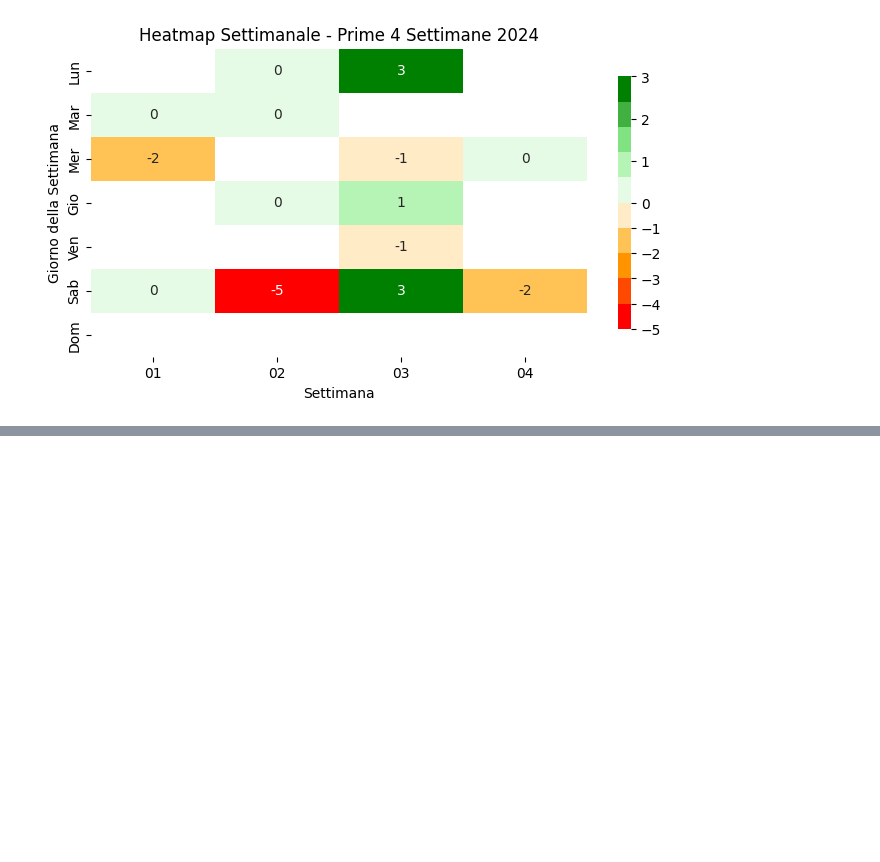
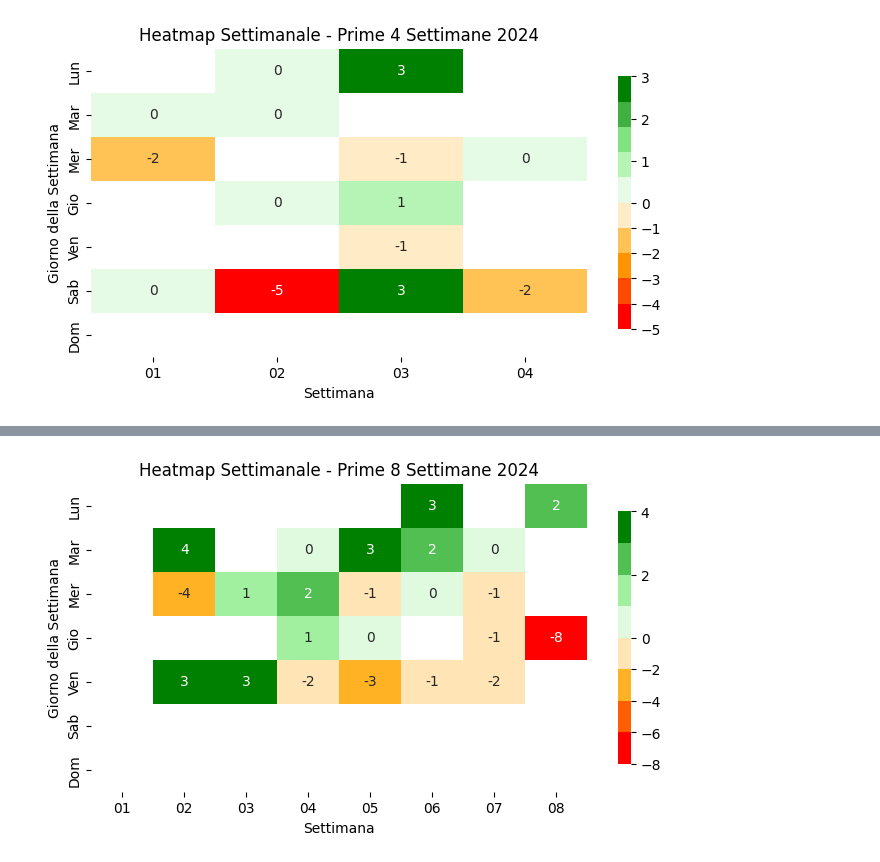
Before and after one commit to marcybon/test_nb, a Jupyter notebook: bestemmie_1.ipynb, the cells around one changed output, grey strips where cells are left out. Drawn from its saved outputs; the diff is of its cells as text; code cells hidden in the pictures; blank space fills up the shorter version.

```diff
--- a/bestemmie_1.ipynb
+++ b/bestemmie_1.ipynb
@@ -883,7 +814,6 @@ def genera_dizionario_partite(giornate_giocate, risultati, nome_giocatore):
     for mese in mesi:
         for giorno in range(1, giorni_per_mese[mese] + 1):
             tutte_le_giornate.append(f'{giorno} {mese}')
-
     # Crea un dizionario temporaneo per mappare le giornate ai risultati
     risultati_mappati = dict(zip(giornate_giocate, risultati))
 
@@ -901,10 +831,12 @@ def genera_dizionario_partite(giornate_giocate, risultati, nome_giocatore):
     return dizionario_partite
 
 # Esempio di utilizzo
-giornate = ['7 gen', '8 gen', '10 gen', '13 gen', '15 gen', '17 gen', '20 gen', '21 gen', '22 gen', '23 gen', '24 gen', '27 gen', '28 gen', '29 gen', '30 gen', '31 gen', '3 feb', '4 feb', '5 feb', '7 feb', '10 feb', '11 feb', '12 feb', '13 feb', '14 feb', '17 feb', '19 feb', '20 feb']
-risultati_giocatore = [2, 1, 'nan', 2, 4, 2, -1, 0, -1, 0, 2, -1, 4, 4, 2, 1, -4, -1, -2, -3, -2, -2, 3, 1, 1, -1, 3, 2]
-nome = 'Marc'
-
-risultato = genera_dizionario_partite(giornate, risultati_giocatore, nome)
-print(risultato)
+giornate = giorni
+ #['7 gen', '8 gen', '10 gen', '13 gen', '15 gen', '17 gen', '20 gen', '21 gen', '22 gen', '23 gen', '24 gen', '27 gen', '28 gen', '29 gen', '30 gen', '31 gen', '3 feb', '4 feb', '5 feb', '7 feb', '10 feb', '11 feb', '12 feb', '13 feb', '14 feb', '17 feb', '19 feb', '20 feb']
+#dati_heatmap_marc = genera_dizionario_partite(giornate, risultati_giocatore, nome)
+#dati_heatmap_donato = genera_dizionario_partite(giornate, punteggi_giornalieri['Donato'][0], 'Donato')
+dati_heatmap_marc = genera_dizionario_partite(giornate, punteggi_giornalieri['Marc'][0], 'Marc')
+print(dati_heatmap_donato)
+print(dati_heatmap_marc)
+print(giorni)
 # %% [output]
@@ -911,0 +846,75 @@ print(risultato)
+# %%
+import seaborn as sns
+import matplotlib.pyplot as plt
+import pandas as pd
+import numpy as np
+from datetime import datetime
+from matplotlib.colors import LinearSegmentedColormap, TwoSlopeNorm
+
+def crea_heatmap_settimanale(df_valori, anno, numero_settimane=10):
+    """
+    Crea una heatmap settimanale con Seaborn utilizzando i valori forniti.
+
+    Args:
+        df_valori: DataFrame con i valori per la heatmap.
+        anno: L'anno per cui generare la heatmap.
+        numero_settimane: Il numero di settimane da includere nella heatmap (default: 10).
+    """
+
+    # Genera date per le prime 'numero_settimane' settimane dell'anno specificato
+    date_inizio = pd.to_datetime(f'{anno}-01-01')  # Primo giorno dell'anno
+    # Calcola il primo lunedì dell'anno
+    while date_inizio.weekday() != 0:  # 0 = Lunedì
+        date_inizio += pd.Timedelta(days=1)
+
+    date_settimane = [date_inizio + pd.Timedelta(weeks=i) for i in range(numero_settimane)]
+
+    # Prepara i dati per la heatmap
+    settimane = []
+    giorni_settimana = ['Lun', 'Mar', 'Mer', 'Gio', 'Ven', 'Sab', 'Dom']
+    indice_valore = -2
+    for settimana in date_settimane:
+        for giorno in giorni_settimana:
+            settimane.append({
+                'Settimana': settimana.strftime('%W'),  # Numero della settimana
+                'Giorno': giorno,
+                'Valore': df_valori['Valore'].iloc[indice_valore]  # Valore dal DataFrame
+            })
+            indice_valore += 1
+    df = pd.DataFrame(settimane)
+
+    # Pivot per creare la matrice per la heatmap
+    df_pivot = df.pivot(index='Giorno', columns='Settimana', values='Valore')
+    # Ordina i giorni della settimana
+    df_pivot = df_pivot.reindex(giorni_settimana)
+
+    # Crea una maschera personalizzata per i valori 'nan'
+    mask = df_pivot.map(lambda x: pd.isna(x))
+
+    colors = ["red", "orange", "white", "lightgreen", "green"]
+    custom_cmap = LinearSegmentedColormap.from_list("custom_cmap", colors, N=8)
+    norm = TwoSlopeNorm(vmin=df_pivot.min().min(), vcenter=0, vmax=df_pivot.max().max())
+
+    # Crea la heatmap
+    plt.figure(figsize=(8, 4))
+    #sns.heatmap(df_pivot, annot=True, cmap='ocean', fmt='d')  # cmap='viridis' per colori casuali
+    sns.heatmap(df_pivot, annot=True, cmap=custom_cmap, fmt='g', norm=norm, mask=mask, cbar_kws={'shrink': .82})
+    plt.title(f'Heatmap Settimanale - Prime {numero_settimane} Settimane {anno}')
+    plt.xlabel('Settimana')
+    plt.ylabel('Giorno della Settimana')
+    plt.show()
+
+# Dati forniti
+dati_input = dati_heatmap_marc['Marc']
+dati_input = dati_heatmap_donato['Donato']
+#dati_input = ['nan', 'nan', 'nan', 'nan', 'nan', 'nan', 2, 1, 'nan', 'nan', 'nan', 'nan', 2, 'nan', 4, 'nan', 2, 'nan', 'nan', -1, 0, -1, 0, 2, 'nan', 'nan', -1, 4, 4, 2, 1, 'nan', 'nan', -4, -1, -2, 'nan', -3, 'nan', 'nan', -2, -2, 3, 1, 1, 'nan', 'nan', -1, 'nan', 3, 2, 'nan', 'nan', 'nan', 1, 'nan', 'nan', 'nan', 'nan']
+# Gestione dei nan e conversione in numeri
+dati_numerici = [np.nan if x == 'nan' else int(x) for x in dati_input]
+
+# Crea DataFrame
+df_valori = pd.DataFrame({'Valore': dati_numerici})
+
+# Esempio di utilizzo
+crea_heatmap_settimanale(df_valori, 2024, 8)  # Heatmap per le prime x settimane del 2024
+# %% [output]
+[figure, new version]
```
Also changed, not shown: parts of 8 cells of this notebook.
